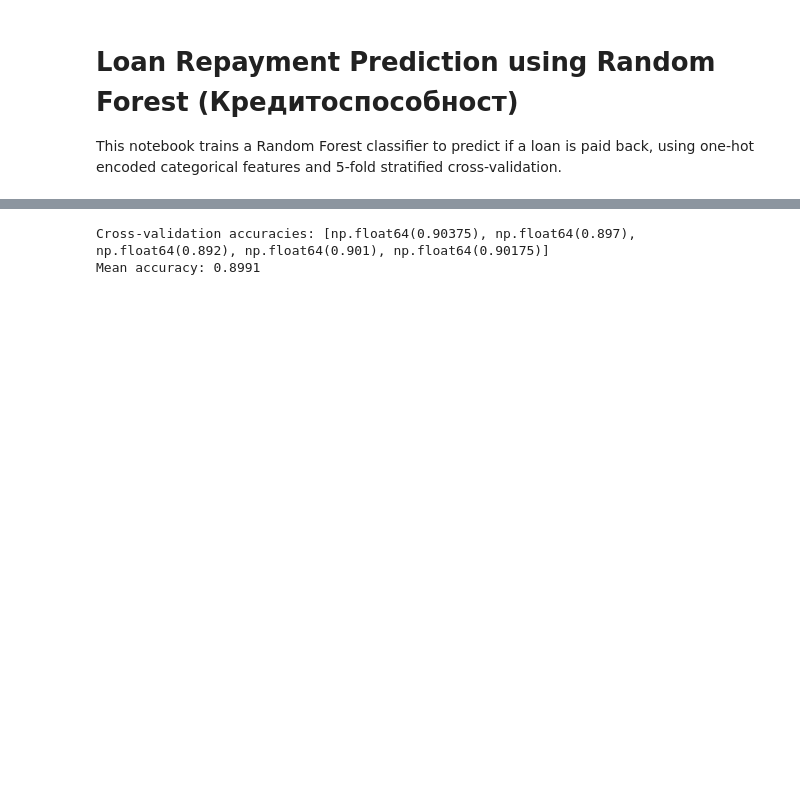
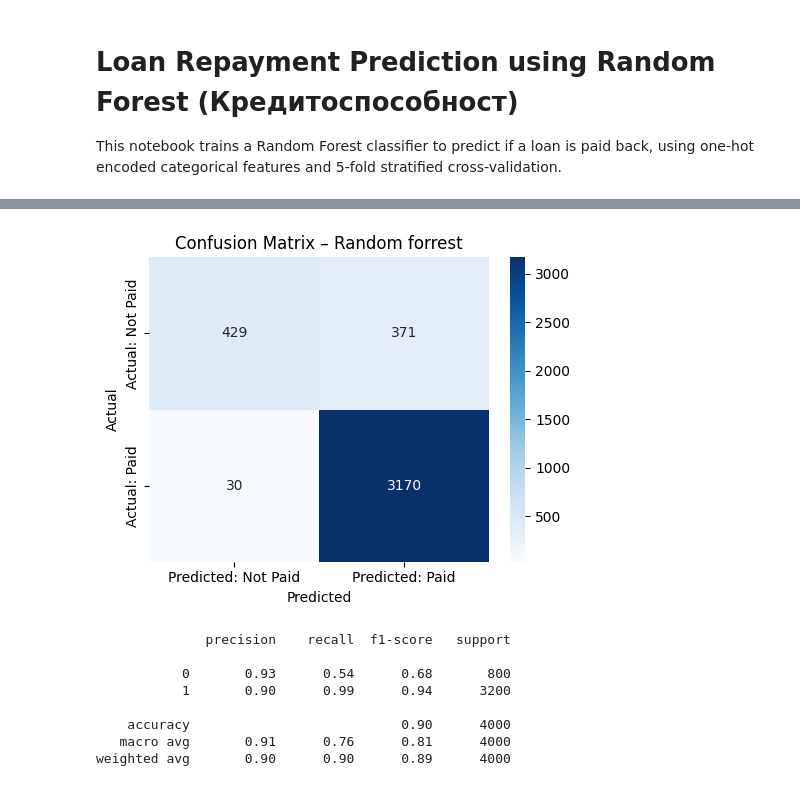
Before and after one commit to Don4e/Team-project, a Jupyter notebook: Notebooks/Random_forest.ipynb, the cells around one changed output, grey strips where cells are left out. Cells and saved outputs as stored; diff of their text form; code cells hidden in the pictures; blank space fills up the shorter version.

```diff
--- a/Notebooks/Random_forest.ipynb
+++ b/Notebooks/Random_forest.ipynb
@@ -74,6 +5,0 @@ plt.show()
-# %%
-print(f'Cross-validation accuracies: {accuracies}')
-print(f'Mean accuracy: {sum(accuracies) / len(accuracies)}')
-# %% [output]
-Cross-validation accuracies: [np.float64(0.90375), np.float64(0.897), np.float64(0.892), np.float64(0.901), np.float64(0.90175)]
-Mean accuracy: 0.8991
@@ -79,0 +51,45 @@ Mean accuracy: 0.8991
+# %%
+classifier = RandomForestClassifier(
+    n_estimators=300,
+    max_depth=None,
+    min_samples_split=2,
+    random_state=42,
+    n_jobs=-1
+)
+
+pipeline_rfc = Pipeline([
+    ('prep', preprocessor_tree),
+    ('model', classifier)
+])
+pipeline_rfc.fit(X_train, y_train)
+
+y_pred_rfc = pipeline_rfc.predict(X_test)
+y_proba_rfc = pipeline_rfc.predict_proba(X_test)[:, 1]
+# %%
+cm = confusion_matrix(y_test, y_pred_rfc)
+
+plt.figure(figsize=(5,4))
+sns.heatmap(
+    cm,
+    annot=True,
+    fmt='d',
+    cmap='Blues',
+    xticklabels=['Predicted: Not Paid', 'Predicted: Paid'],
+    yticklabels=['Actual: Not Paid', 'Actual: Paid']
+)
+plt.title('Confusion Matrix – Random forrest')
+plt.ylabel('Actual')
+plt.xlabel('Predicted')
+plt.tight_layout()
+plt.show()
+print(classification_report(y_test, y_pred_rfc))
+# %% [output]
+[figure, added]
+              precision    recall  f1-score   support
+
+           0       0.93      0.54      0.68       800
+           1       0.90      0.99      0.94      3200
+
+    accuracy                           0.90      4000
+   macro avg       0.91      0.76      0.81      4000
+weighted avg       0.90      0.90      0.89      4000
```
Also changed, not shown: parts of 14 cells of this notebook, 14 other files.
